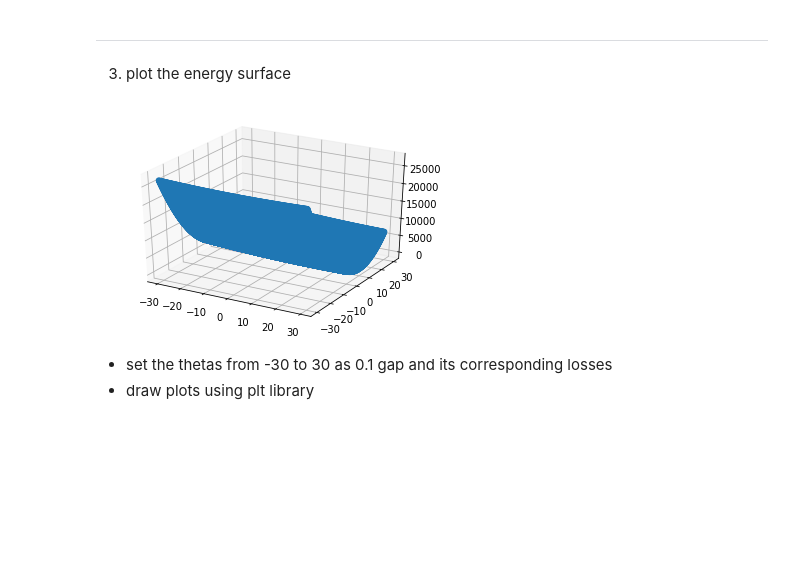
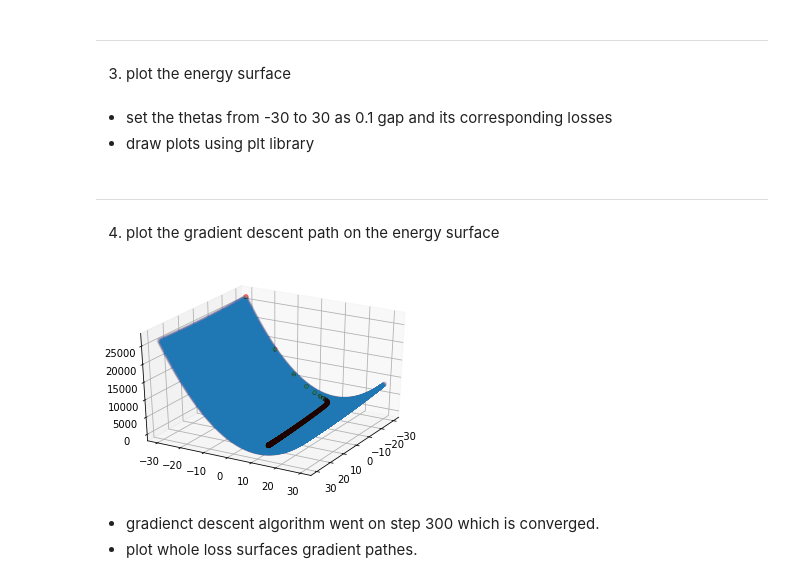
Before and after one commit to csm-kr/class_machine_learning, a Jupyter notebook: assignment03.ipynb, the cells around one changed output. Saved outputs shown, nothing was run; the diff lists cells and outputs as text; code cells hidden in the pictures; blank space fills up the shorter version.

Commit message:
plotting the optimization path

```diff
--- a/assignment03.ipynb
+++ b/assignment03.ipynb
@@ -96,16 +96,33 @@ for t_0 in theta_0_:
     th_0_list.append(t_0)
     th_1_list.append(t_1)
 
+    # get loss
     h = hypothesis(t_0, t_1, x_data)
     j_list.append(l2_loss(h, y_data))
 
 # print(len(th_0_list))  # 360000
 # print(len(th_1_list))  # 360000
 # print(len(j_list))  # 360000
-ax.scatter(th_0_list, th_1_list, j_list, alpha=0.5)
+
+ax.scatter(th_0_list, th_1_list, j_list, cmap="binary")
+ax.view_init(30, 30)
 plt.show()
-# %% [output]
-[figure, removed]
 # %% [markdown]
 - set the thetas from -30 to 30 as 0.1 gap and its corresponding losses
 - draw plots using plt library
+# %% [markdown]
+---
+4. plot the gradient descent path on the energy surface
+# %%
+# ax.scatter(th_0_list, th_1_list, j_list, alpha=0.3)
+fig = plt.figure('3d plots2')
+ax = fig.gca(projection='3d')
+ax.scatter(th_0_list, th_1_list, j_list, alpha=0.005)
+ax.scatter(theta_0_list, theta_1_list, loss_list, alpha=0.5, color='r')
+ax.view_init(30, 30)
+plt.show()
+# %% [output]
+[figure, added]
+# %% [markdown]
+- gradienct descent algorithm went on step 300 which is converged.
+- plot whole loss surfaces gradient pathes.
```
Also changed, not shown: 1 other file.
